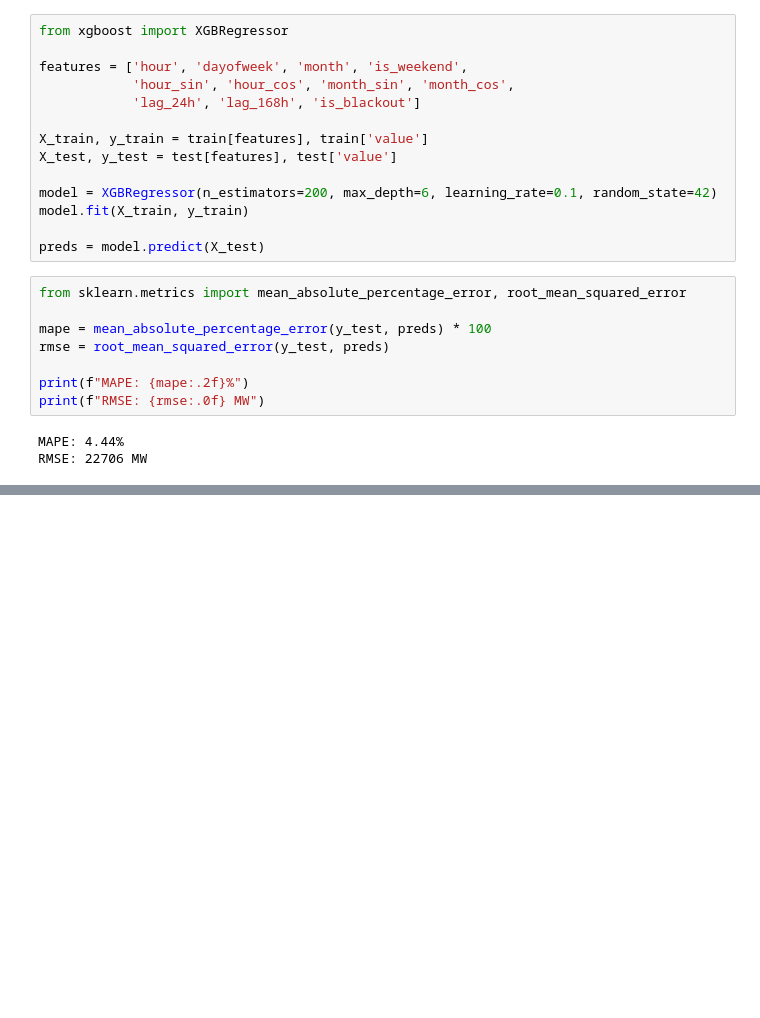
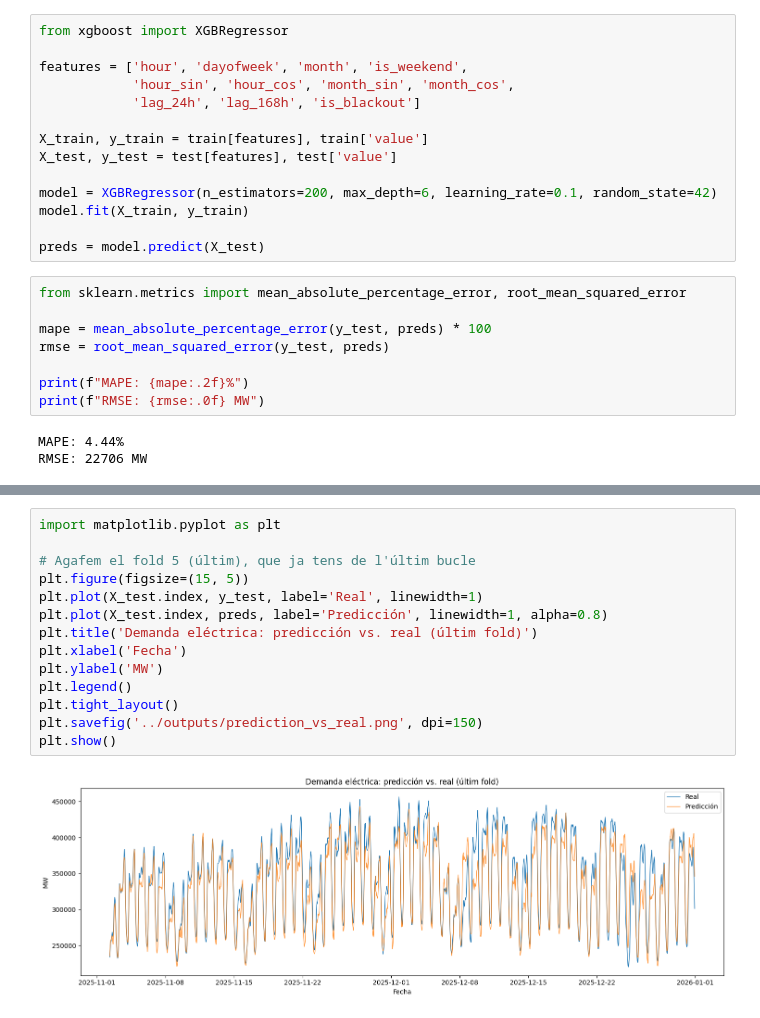
Before and after one commit to davidfm7/energy-demand-forecast, a Jupyter notebook: notebooks/02_modeling.ipynb, the cells around one changed output, grey strips where cells are left out. Saved outputs shown, nothing was run; the diff lists cells and outputs as text; blank space fills up the shorter version.

```diff
--- a/notebooks/02_modeling.ipynb
+++ b/notebooks/02_modeling.ipynb
@@ -115,0 +118,16 @@ RMSE mitjà: 22603
+# %%
+import matplotlib.pyplot as plt
+
+# Agafem el fold 5 (últim), que ja tens de l'últim bucle
+plt.figure(figsize=(15, 5))
+plt.plot(X_test.index, y_test, label='Real', linewidth=1)
+plt.plot(X_test.index, preds, label='Predicción', linewidth=1, alpha=0.8)
+plt.title('Demanda eléctrica: predicción vs. real (últim fold)')
+plt.xlabel('Fecha')
+plt.ylabel('MW')
+plt.legend()
+plt.tight_layout()
+plt.savefig('../outputs/prediction_vs_real.png', dpi=150)
+plt.show()
+# %% [output]
+[figure, added]
```
Also changed, not shown: parts of 3 cells of this notebook, 5 other files.
